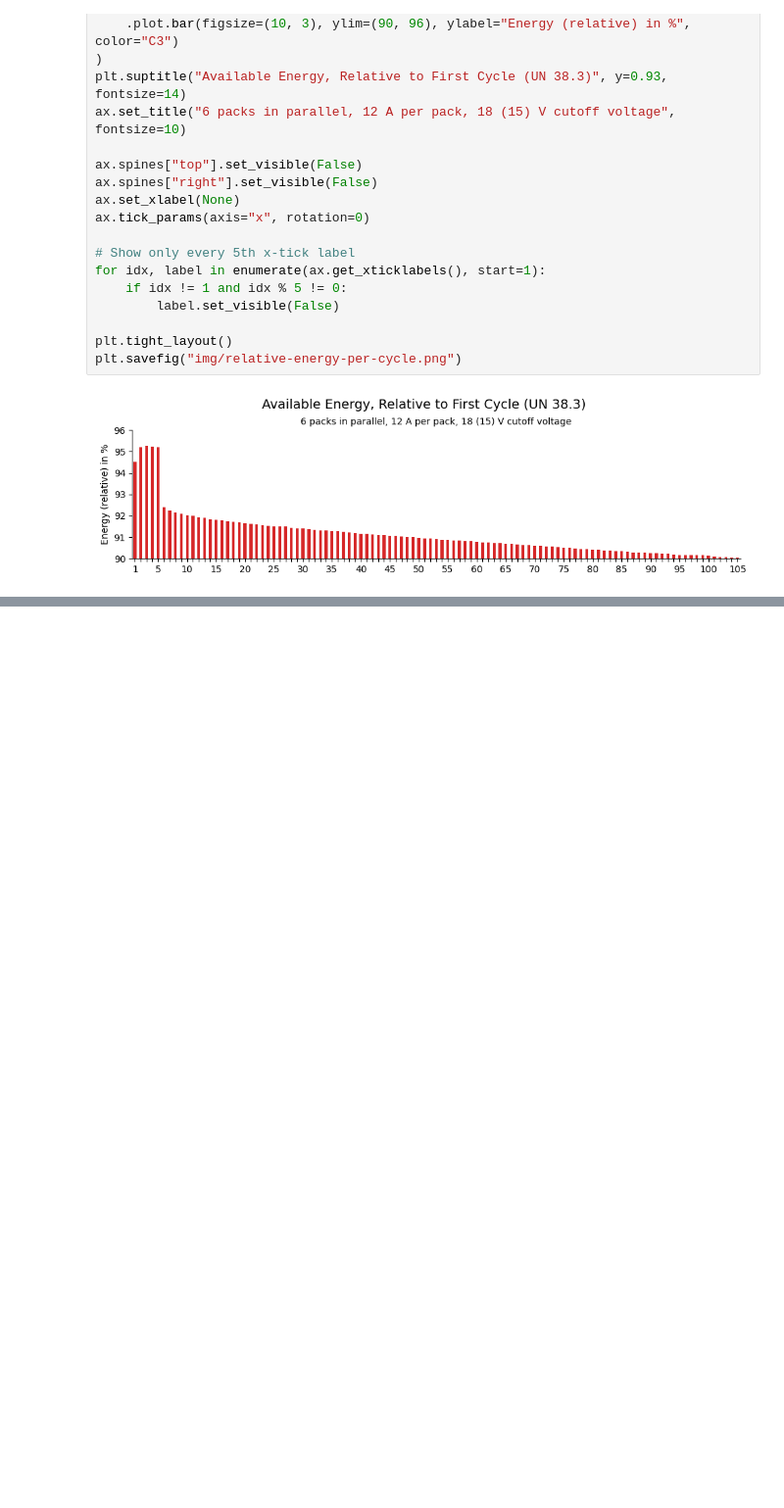
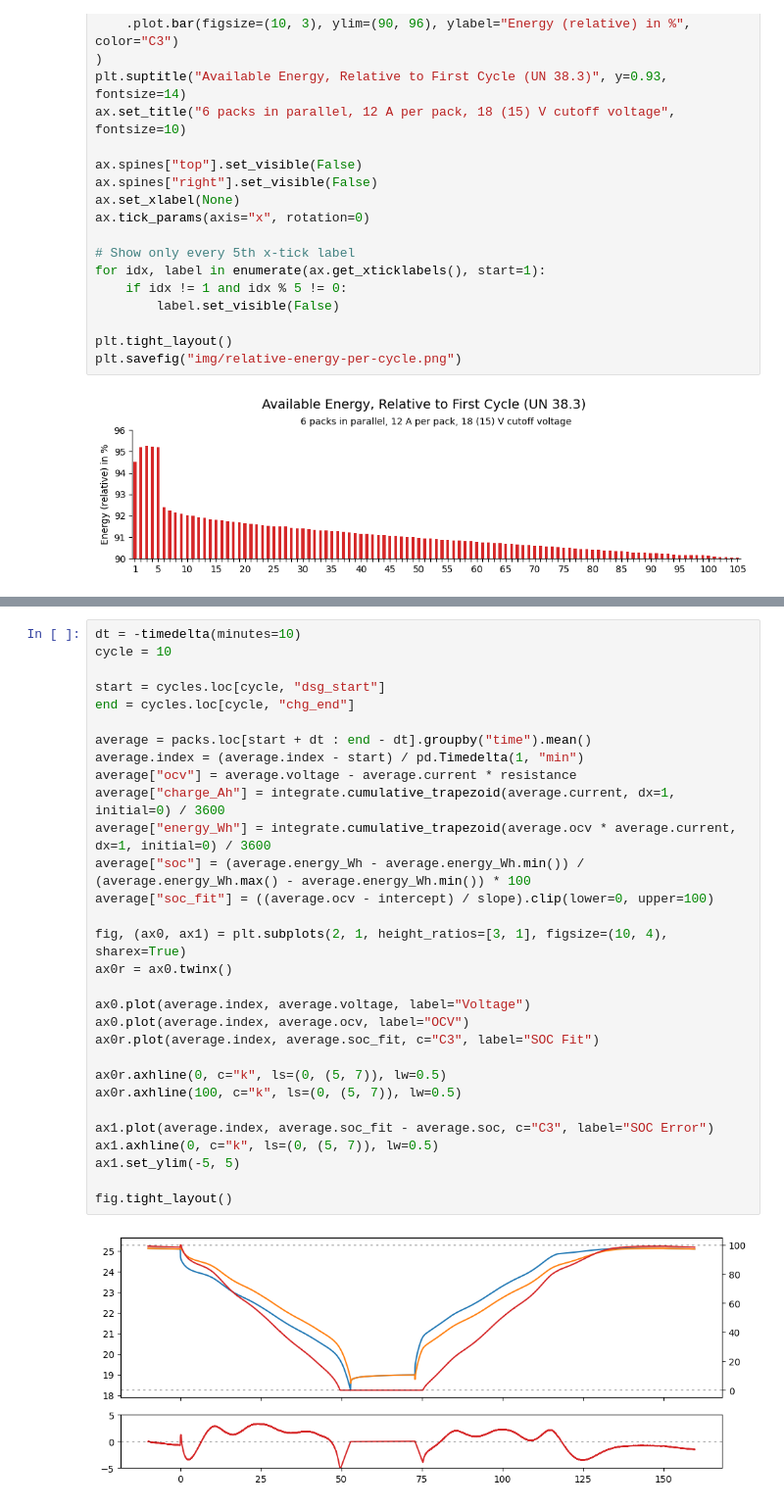
Before and after one commit to starcopter/pack-cycle-analysis, a Jupyter notebook: projects/C3/Analysis.ipynb, the cells around one changed output, grey strips where cells are left out. Shown at 98% size. Drawn from its saved outputs; the diff is of its cells as text; blank space fills up the shorter version.

```diff
--- a/projects/C3/Analysis.ipynb
+++ b/projects/C3/Analysis.ipynb
@@ -313,0 +427,32 @@ plt.savefig("img/relative-energy-per-cycle.png")
+# %%
+dt = -timedelta(minutes=10)
+cycle = 10
+
+start = cycles.loc[cycle, "dsg_start"]
+end = cycles.loc[cycle, "chg_end"]
+
+average = packs.loc[start + dt : end - dt].groupby("time").mean()
+average.index = (average.index - start) / pd.Timedelta(1, "min")
+average["ocv"] = average.voltage - average.current * resistance
+average["charge_Ah"] = integrate.cumulative_trapezoid(average.current, dx=1, initial=0) / 3600
+average["energy_Wh"] = integrate.cumulative_trapezoid(average.ocv * average.current, dx=1, initial=0) / 3600
+average["soc"] = (average.energy_Wh - average.energy_Wh.min()) / (average.energy_Wh.max() - average.energy_Wh.min()) * 100
+average["soc_fit"] = ((average.ocv - intercept) / slope).clip(lower=0, upper=100)
+
+fig, (ax0, ax1) = plt.subplots(2, 1, height_ratios=[3, 1], figsize=(10, 4), sharex=True)
+ax0r = ax0.twinx()
+
+ax0.plot(average.index, average.voltage, label="Voltage")
+ax0.plot(average.index, average.ocv, label="OCV")
+ax0r.plot(average.index, average.soc_fit, c="C3", label="SOC Fit")
+
+ax0r.axhline(0, c="k", ls=(0, (5, 7)), lw=0.5)
+ax0r.axhline(100, c="k", ls=(0, (5, 7)), lw=0.5)
+
+ax1.plot(average.index, average.soc_fit - average.soc, c="C3", label="SOC Error")
+ax1.axhline(0, c="k", ls=(0, (5, 7)), lw=0.5)
+ax1.set_ylim(-5, 5)
+
+fig.tight_layout()
+# %% [output]
+[figure, added]
```
Also changed, not shown: parts of 6 cells of this notebook.
